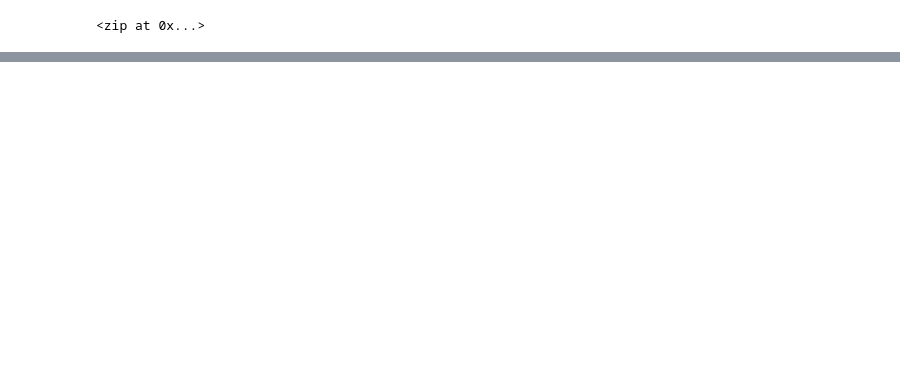
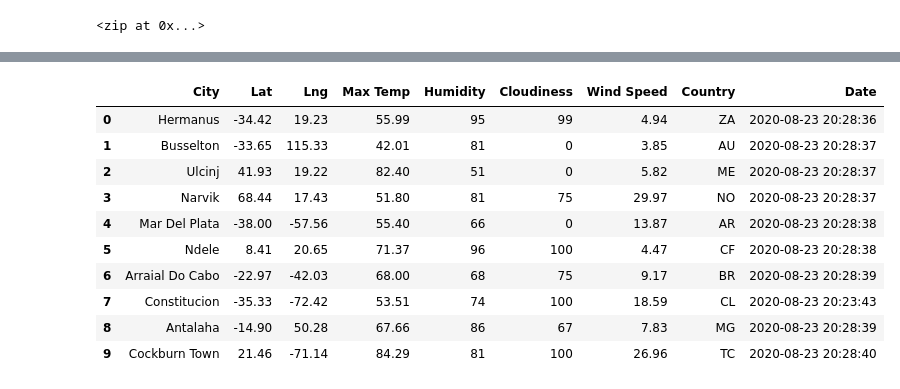
Before and after one commit to dhedden1126/World_Weather_Analysis, a Jupyter notebook: WeatherPy.ipynb, the cells around one changed output, grey strips where cells are left out. Drawn from its saved outputs; the diff is of its cells as text; code cells hidden in the pictures; blank space fills up the shorter version.

```diff
--- a/WeatherPy.ipynb
+++ b/WeatherPy.ipynb
@@ -30,0 +122,16 @@ len(cities)
+# %%
+# Convert the array of dictionaries to a Pandas DataFrame.
+city_data_df = pd.DataFrame(city_data)
+city_data_df.head(10)
+# %% [output]
+|  | City | Lat | Lng | Max Temp | Humidity | Cloudiness | Wind Speed | Country | Date |
+| 0 | Hermanus | -34.42 | 19.23 | 55.99 | 95 | 99 | 4.94 | ZA | 2020-08-23 20:28:36 |
+| 1 | Busselton | -33.65 | 115.33 | 42.01 | 81 | 0 | 3.85 | AU | 2020-08-23 20:28:37 |
+| 2 | Ulcinj | 41.93 | 19.22 | 82.40 | 51 | 0 | 5.82 | ME | 2020-08-23 20:28:37 |
+| 3 | Narvik | 68.44 | 17.43 | 51.80 | 81 | 75 | 29.97 | NO | 2020-08-23 20:28:37 |
+| 4 | Mar Del Plata | -38.00 | -57.56 | 55.40 | 66 | 0 | 13.87 | AR | 2020-08-23 20:28:38 |
+| 5 | Ndele | 8.41 | 20.65 | 71.37 | 96 | 100 | 4.47 | CF | 2020-08-23 20:28:38 |
+| 6 | Arraial Do Cabo | -22.97 | -42.03 | 68.00 | 68 | 75 | 9.17 | BR | 2020-08-23 20:28:39 |
+| 7 | Constitucion | -35.33 | -72.42 | 53.51 | 74 | 100 | 18.59 | CL | 2020-08-23 20:23:43 |
+| 8 | Antalaha | -14.90 | 50.28 | 67.66 | 86 | 67 | 7.83 | MG | 2020-08-23 20:28:39 |
+| 9 | Cockburn Town | 21.46 | -71.14 | 84.29 | 81 | 100 | 26.96 | TC | 2020-08-23 20:28:40 |
```
Also changed, not shown: parts of 7 cells of this notebook, 1 other file.
